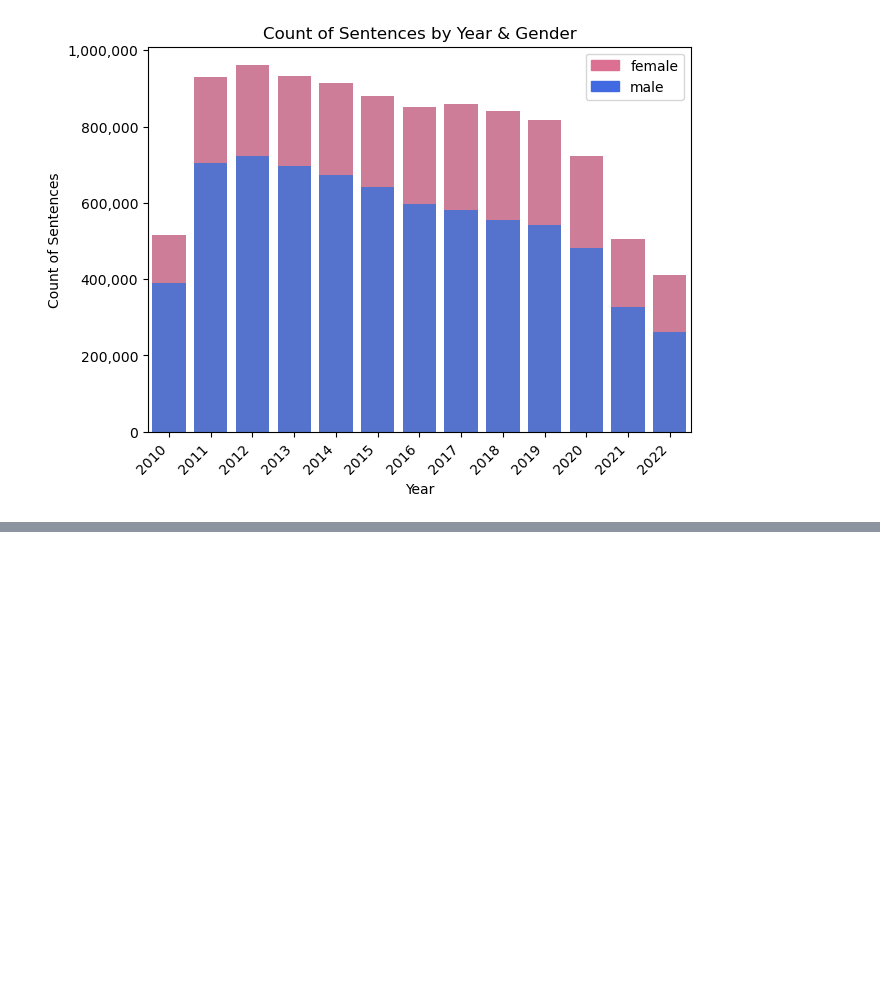
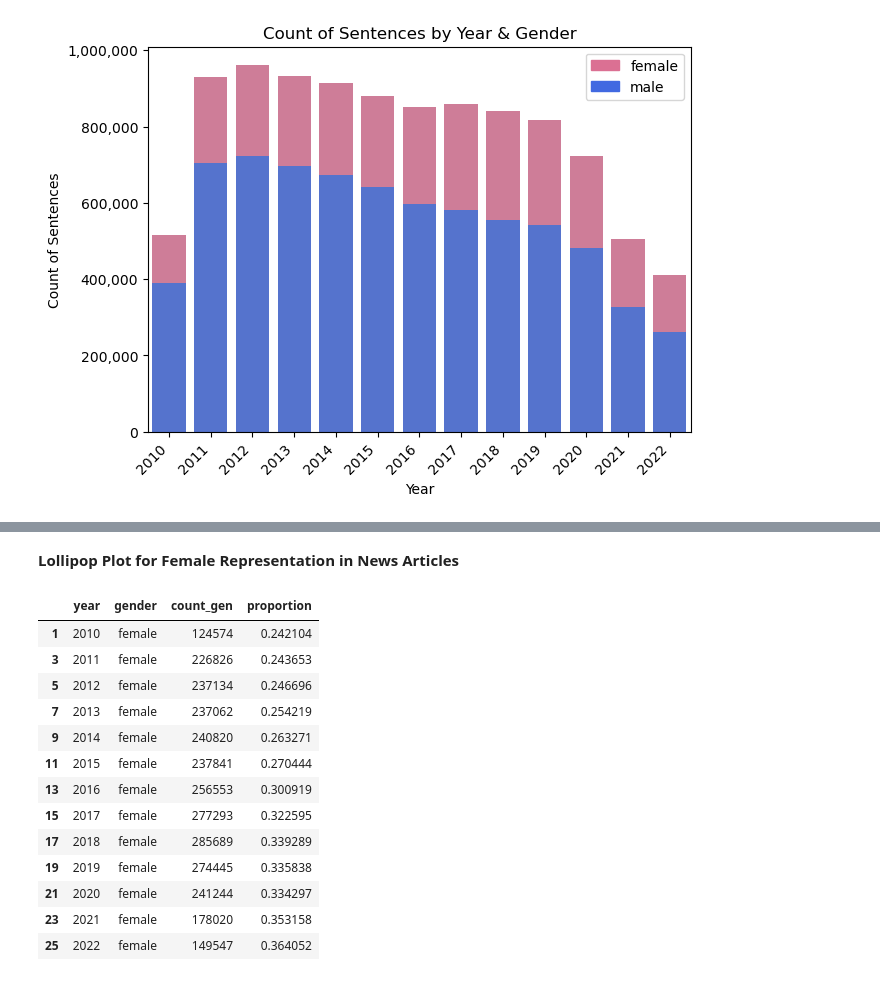
Before and after one commit to yvferreiro/MasterThesis, a Jupyter notebook: EDA.ipynb, the cells around one changed output, grey strips where cells are left out. Saved outputs shown, nothing was run; the diff lists cells and outputs as text; code cells hidden in the pictures; blank space fills up the shorter version.

```diff
--- a/EDA.ipynb
+++ b/EDA.ipynb
@@ -104,0 +148,20 @@ plt.show()
+# %% [markdown]
+**Lollipop Plot for Female Representation in News Articles**
+# %%
+fem_data = data_inputs[data_inputs["gender"] == "female"]
+fem_data
+# %% [output]
+|  | year | gender | count_gen | proportion |
+| 1 | 2010 | female | 124574 | 0.242104 |
+| 3 | 2011 | female | 226826 | 0.243653 |
+| 5 | 2012 | female | 237134 | 0.246696 |
+| 7 | 2013 | female | 237062 | 0.254219 |
+| 9 | 2014 | female | 240820 | 0.263271 |
+| 11 | 2015 | female | 237841 | 0.270444 |
+| 13 | 2016 | female | 256553 | 0.300919 |
+| 15 | 2017 | female | 277293 | 0.322595 |
+| 17 | 2018 | female | 285689 | 0.339289 |
+| 19 | 2019 | female | 274445 | 0.335838 |
+| 21 | 2020 | female | 241244 | 0.334297 |
+| 23 | 2021 | female | 178020 | 0.353158 |
+| 25 | 2022 | female | 149547 | 0.364052 |
```
Also changed, not shown: parts of 4 cells of this notebook.
